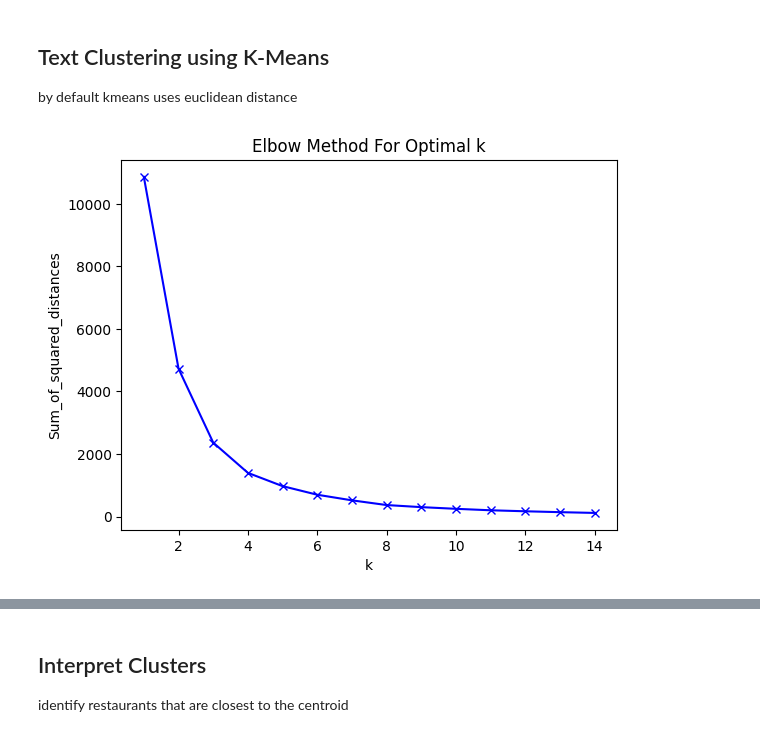
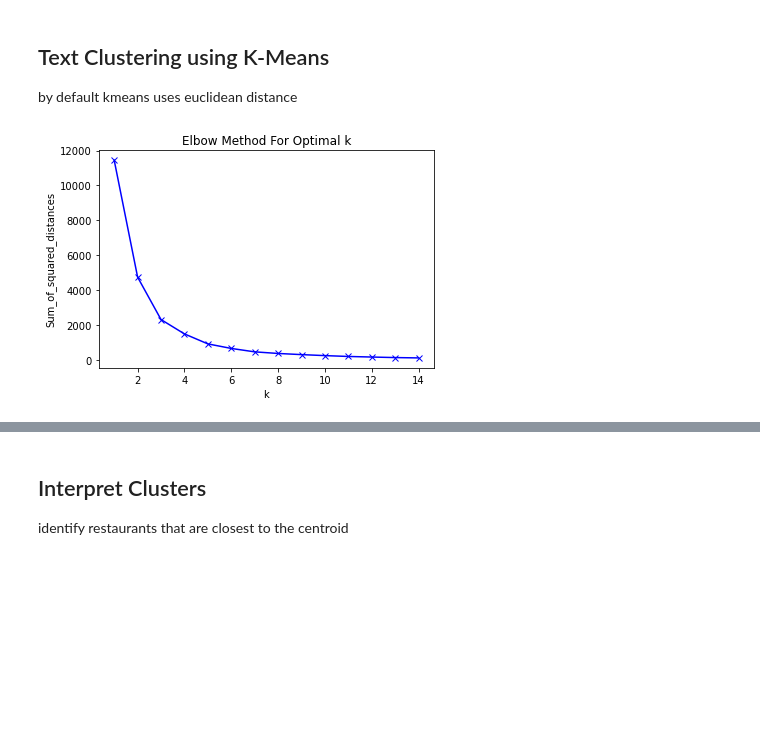
Before and after one commit to sabyeo/bt4221, a Jupyter notebook: doc2vec_topic_modelling_restaurant.ipynb, the cells around one changed output, grey strips where cells are left out. Drawn from its saved outputs; the diff is of its cells as text; code cells hidden in the pictures; blank space fills up the shorter version.

```diff
--- a/doc2vec_topic_modelling_restaurant.ipynb
+++ b/doc2vec_topic_modelling_restaurant.ipynb
@@ -216,0 +243,18 @@ print(model.docvecs.count) # check doc2vec
+# %%
+from gensim.models.phrases import Phrases, Phraser
+# Build the bigram and trigram models
+bigram = gensim.models.Phrases(tokenized_reviews, min_count=5, threshold=100) # higher threshold fewer phrases.
+
+# Faster way to get a sentence clubbed as a trigram/bigram
+bigram_mod = gensim.models.phrases.Phraser(bigram)
+
+trigram = gensim.models.Phrases(bigram_mod['tokenized_reviews'])
+trigram_mod = gensim.models.phrases.Phraser(trigram)
+
+
+def make_trigrams(texts):
+    return [trigram_mod[doc] for doc in texts]
+
+trigram_reviews = make_trigrams(tokenized_reviews)
+# %%
+model = doc2vec(trigram_reviews)
@@ -286,19 +332,19 @@ by default kmeans uses euclidean distance
 # %%
 # get optimal number of topics
 Sum_of_squared_distances = []
 K = range(1,15)
 for k in K:
     kmeans = KMeans(n_clusters=k, init='k-means++', max_iter=100)
-    X = kmeans.fit(model.docvecs.doctag_syn0) ###using documnet vecter numbers. doctag_syn0 calls doc2vec that is trained earlier.
+    X = kmeans.fit(model.dv.vectors) ###using documnet vecter numbers. doctag_syn0 calls doc2vec that is trained earlier.
     Sum_of_squared_distances.append(kmeans.inertia_)
 
 plt.plot(K, Sum_of_squared_distances, 'bx-')
 plt.xlabel('k')
 plt.ylabel('Sum_of_squared_distances')
 plt.title('Elbow Method For Optimal k')
 plt.show()
 # %% [output]
-[figure, old version]
+[figure, new version]
 # %%
 # elbow result shows 8 is the best
 num_clusters = 6 ## or change to 6?
```
Also changed, not shown: parts of 20 cells of this notebook, 1 other file.
